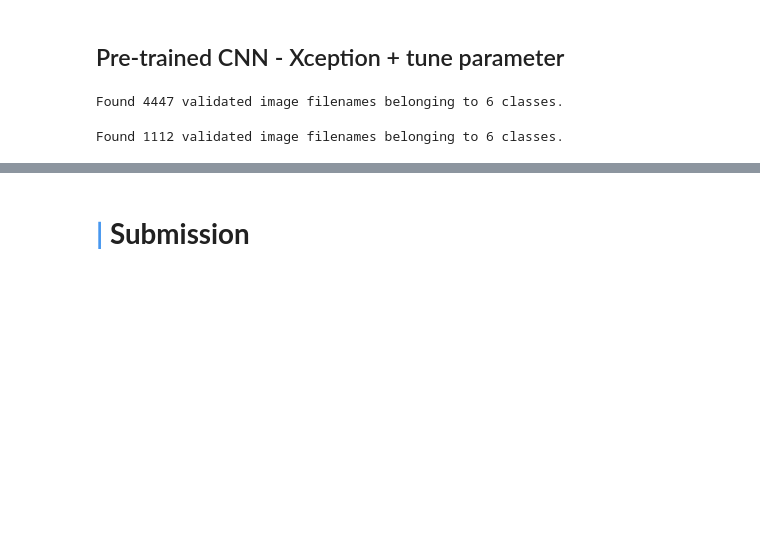
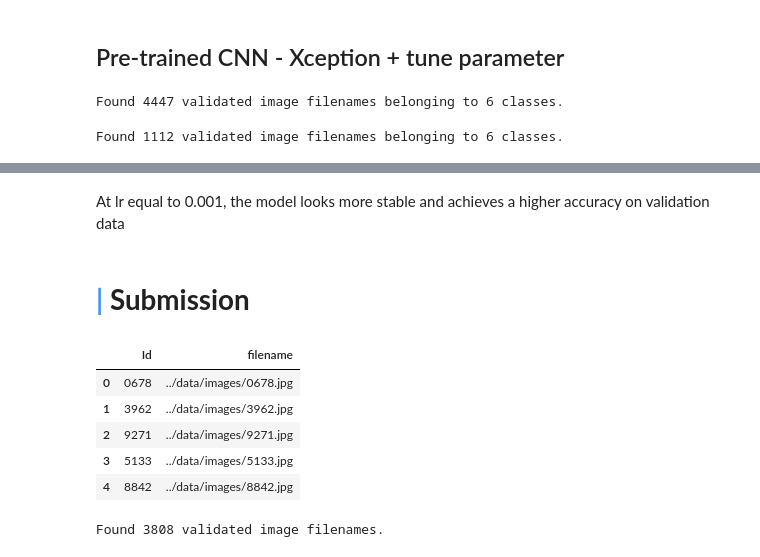
Before and after one commit to Kibzik/kitchenware-classification_cv, a Jupyter notebook: notebooks/EDA, Modelling.ipynb, the cells around one changed output, grey strips where cells are left out. Saved outputs shown, nothing was run; the diff lists cells and outputs as text; code cells hidden in the pictures; blank space fills up the shorter version.

```diff
--- a/notebooks/EDA, Modelling.ipynb
+++ b/notebooks/EDA, Modelling.ipynb
@@ -311,0 +428,2 @@ Epoch 4/10
+# %% [markdown]
+At lr equal to 0.001, the model looks more stable and achieves a higher accuracy on validation data
@@ -312,3 +440,25 @@ Epoch 4/10
 # %% [markdown]
 <a id = "submission"></a>
 # <b><span style='color:#4797ef'>|</span> Submission</b>
+# %%
+df_test = pd.read_csv('../data/test.csv', dtype = {'Id': str})
+df_test['filename'] = '../data/images/' + df_test['Id'] + '.jpg'
+df_test.head()
+# %% [output]
+|  | Id | filename |
+| 0 | 0678 | ../data/images/0678.jpg |
+| 1 | 3962 | ../data/images/3962.jpg |
+| 2 | 9271 | ../data/images/9271.jpg |
+| 3 | 5133 | ../data/images/5133.jpg |
+| 4 | 8842 | ../data/images/8842.jpg |
+# %%
+test_Xc_datagen = ImageDataGenerator(preprocessing_function=preprocess_input)
+
+test_Xc_generator = test_Xc_datagen.flow_from_dataframe(df_test,
+                                                        x_col='filename',
+                                                        class_mode='input',
+                                                        target_size=(299, 299),
+                                                        batch_size=32,
+                                                        shuffle=False)
+# %% [output]
+Found 3808 validated image filenames.
```
Also changed, not shown: parts of 29 cells of this notebook, 15 other files.
